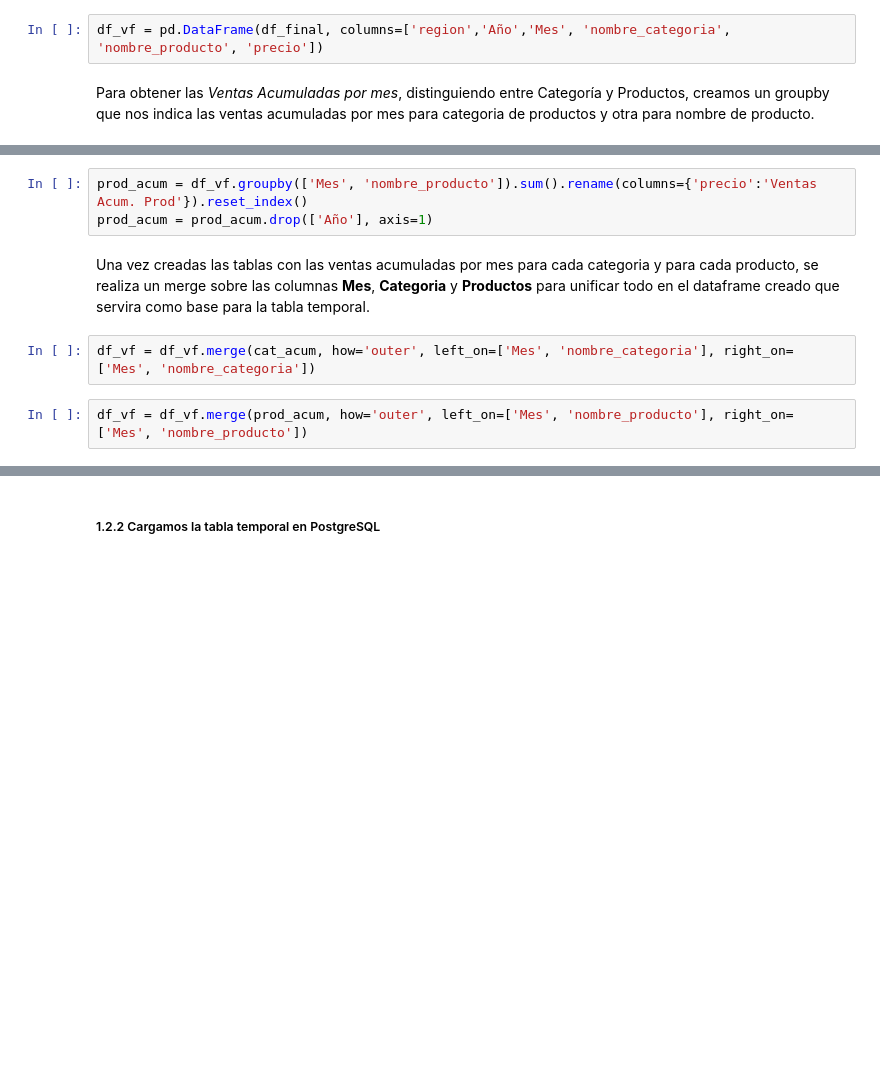
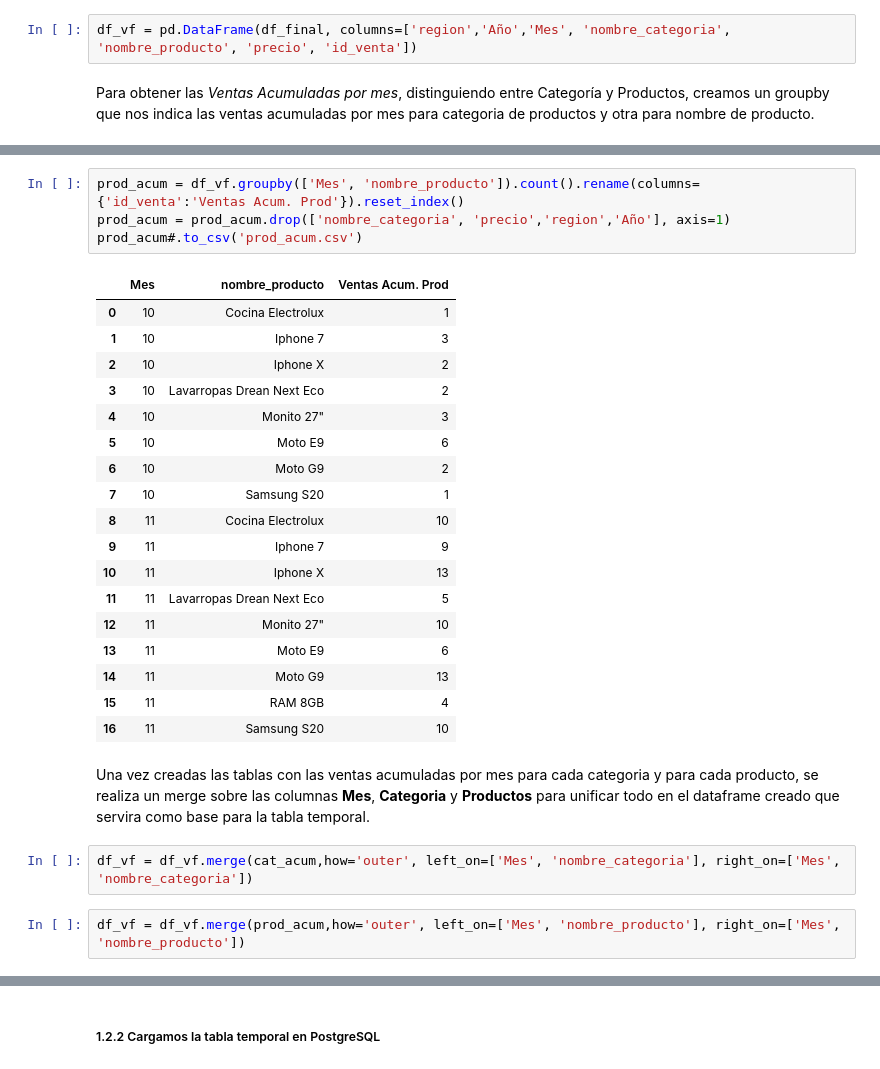
Before and after one commit to valenmongi/Icaro, a Jupyter notebook: TP_final/TP_Final.ipynb, the cells around one changed output, grey strips where cells are left out. Cells and saved outputs as stored; diff of their text form; blank space fills up the shorter version.

```diff
--- a/TP_final/TP_Final.ipynb
+++ b/TP_final/TP_Final.ipynb
@@ -267,7 +268,7 @@ df_final['Mes'] = pd.DatetimeIndex(df_final['fecha_de_venta']).month
 # %% [markdown]
 Se crea una nueva tabla con la información necesaria sobre: *año de la venta, mes de la venta, Region, Categoria de Producto, Producto, Ventas Acumuladas en ese mes para esa categoría y para ese producto*.
 # %%
-df_vf = pd.DataFrame(df_final, columns=['region','Año','Mes', 'nombre_categoria', 'nombre_producto', 'precio'])
+df_vf = pd.DataFrame(df_final, columns=['region','Año','Mes', 'nombre_categoria', 'nombre_producto', 'precio', 'id_venta'])
 # %% [markdown]
 Para obtener las *Ventas Acumuladas por mes*, distinguiendo entre Categoría y Productos, creamos un groupby que nos indica las ventas acumuladas por mes para categoria de productos y otra para nombre de producto.
 # %%
@@ -276,10 +286,30 @@ cat_acum = cat_acum.drop(['Año'], axis=1)
 # %%
-prod_acum = df_vf.groupby(['Mes', 'nombre_producto']).sum().rename(columns={'precio':'Ventas Acum. Prod'}).reset_index()
-prod_acum = prod_acum.drop(['Año'], axis=1)
+prod_acum = df_vf.groupby(['Mes', 'nombre_producto']).count().rename(columns={'id_venta':'Ventas Acum. Prod'}).reset_index()
+prod_acum = prod_acum.drop(['nombre_categoria', 'precio','region','Año'], axis=1)
+prod_acum#.to_csv('prod_acum.csv')
+# %% [output]
+|  | Mes | nombre_producto | Ventas Acum. Prod |
+| 0 | 10 | Cocina Electrolux | 1 |
+| 1 | 10 | Iphone 7 | 3 |
+| 2 | 10 | Iphone X | 2 |
+| 3 | 10 | Lavarropas Drean Next Eco | 2 |
+| 4 | 10 | Monito 27" | 3 |
+| 5 | 10 | Moto E9 | 6 |
+| 6 | 10 | Moto G9 | 2 |
+| 7 | 10 | Samsung S20 | 1 |
+| 8 | 11 | Cocina Electrolux | 10 |
+| 9 | 11 | Iphone 7 | 9 |
+| 10 | 11 | Iphone X | 13 |
+| 11 | 11 | Lavarropas Drean Next Eco | 5 |
+| 12 | 11 | Monito 27" | 10 |
+| 13 | 11 | Moto E9 | 6 |
+| 14 | 11 | Moto G9 | 13 |
+| 15 | 11 | RAM 8GB | 4 |
+| 16 | 11 | Samsung S20 | 10 |
 # %% [markdown]
 Una vez creadas las tablas con las ventas acumuladas por mes para cada categoria y para cada producto, se realiza un merge sobre las columnas **Mes**, **Categoria** y **Productos** para unificar todo en el dataframe creado que servira como base para la tabla temporal.
 # %%
-df_vf = df_vf.merge(cat_acum, how='outer', left_on=['Mes', 'nombre_categoria'], right_on=['Mes', 'nombre_categoria'])
+df_vf = df_vf.merge(cat_acum,how='outer', left_on=['Mes', 'nombre_categoria'], right_on=['Mes', 'nombre_categoria'])
 # %%
-df_vf = df_vf.merge(prod_acum, how='outer', left_on=['Mes', 'nombre_producto'], right_on=['Mes', 'nombre_producto'])
+df_vf = df_vf.merge(prod_acum,how='outer', left_on=['Mes', 'nombre_producto'], right_on=['Mes', 'nombre_producto'])
 # %%
```
Also changed, not shown: parts of 27 cells of this notebook.
